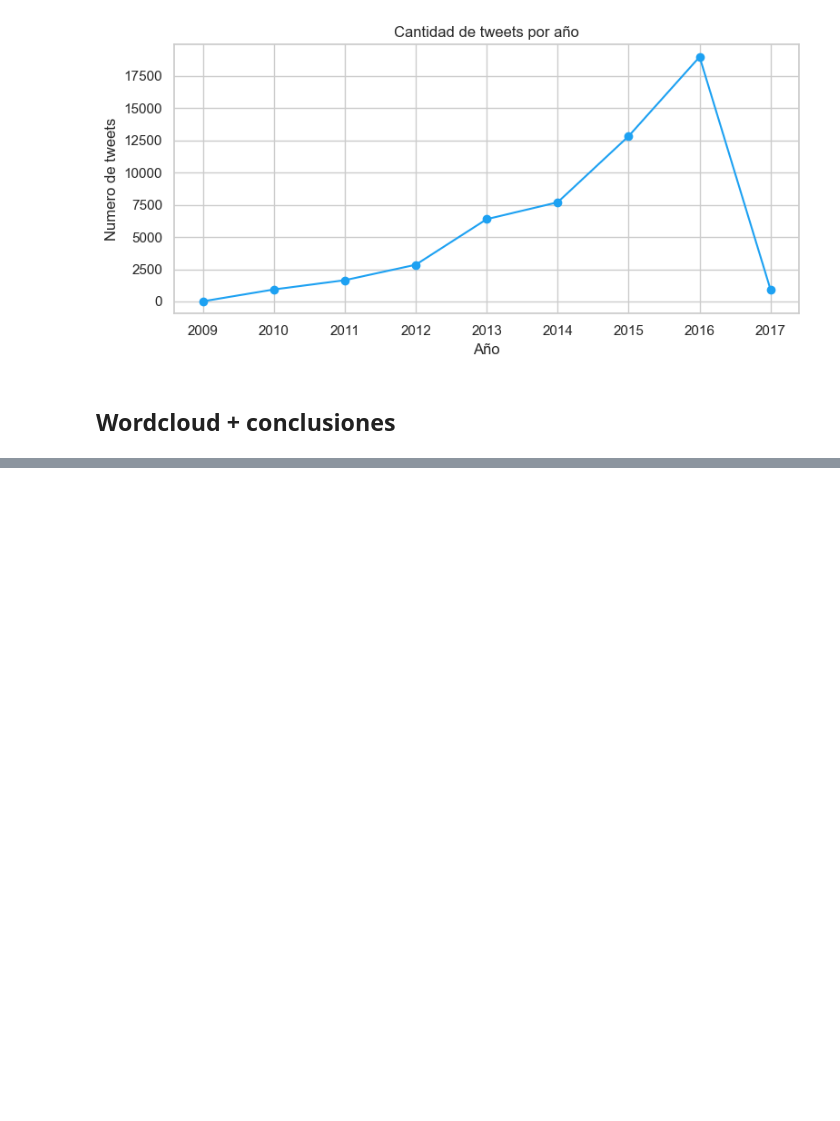
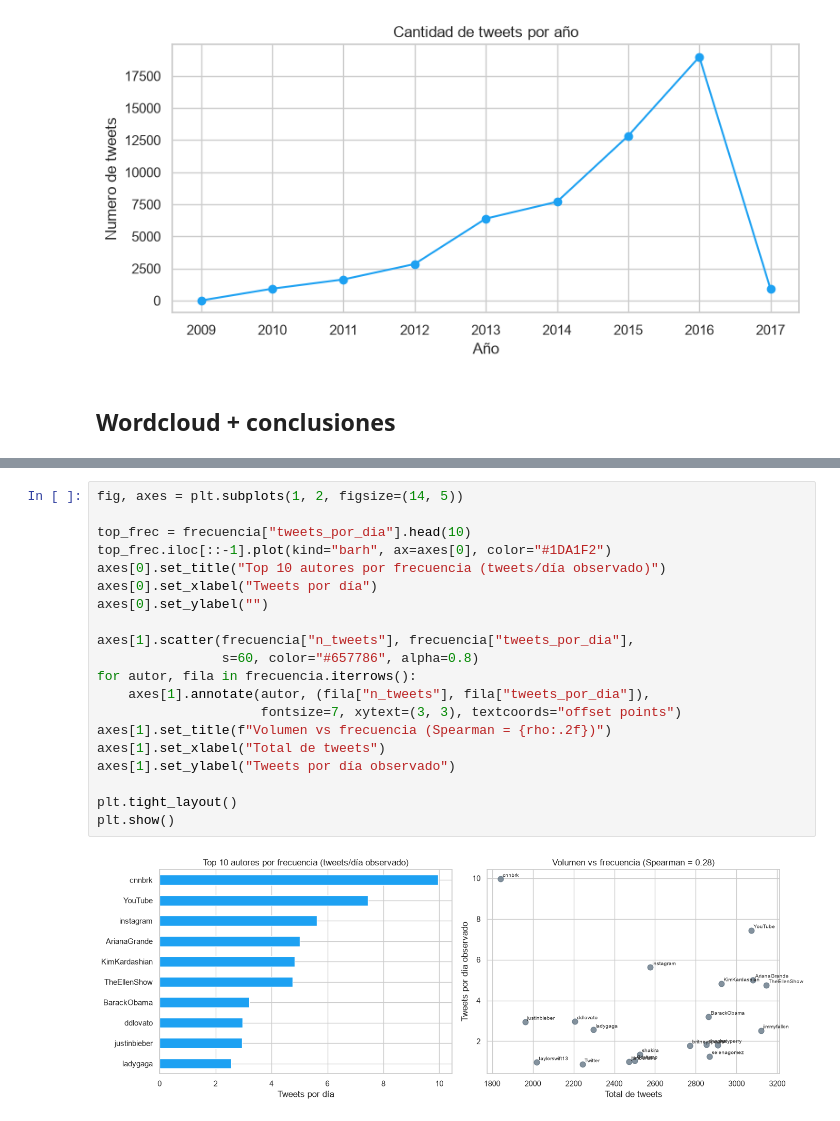
Before and after one commit to ecarcamo/Actividad-Clase-DataScience-Tweets, a Jupyter notebook: notebooks/01_carga_inicial.ipynb, the cells around one changed output, grey strips where cells are left out. Saved outputs shown, nothing was run; the diff lists cells and outputs as text; blank space fills up the shorter version.

```diff
--- a/notebooks/01_carga_inicial.ipynb
+++ b/notebooks/01_carga_inicial.ipynb
@@ -461,0 +496,22 @@ Guardado ../data/tweets_output.csv (52257, 20)
+# %%
+fig, axes = plt.subplots(1, 2, figsize=(14, 5))
+
+top_frec = frecuencia["tweets_por_dia"].head(10)
+top_frec.iloc[::-1].plot(kind="barh", ax=axes[0], color="#1DA1F2")
+axes[0].set_title("Top 10 autores por frecuencia (tweets/día observado)")
+axes[0].set_xlabel("Tweets por día")
+axes[0].set_ylabel("")
+
+axes[1].scatter(frecuencia["n_tweets"], frecuencia["tweets_por_dia"],
+                s=60, color="#657786", alpha=0.8)
+for autor, fila in frecuencia.iterrows():
+    axes[1].annotate(autor, (fila["n_tweets"], fila["tweets_por_dia"]),
+                     fontsize=7, xytext=(3, 3), textcoords="offset points")
+axes[1].set_title(f"Volumen vs frecuencia (Spearman = {rho:.2f})")
+axes[1].set_xlabel("Total de tweets")
+axes[1].set_ylabel("Tweets por día observado")
+
+plt.tight_layout()
+plt.show()
+# %% [output]
+[figure, added]
```
Also changed, not shown: parts of 28 cells of this notebook, 1 other file.
